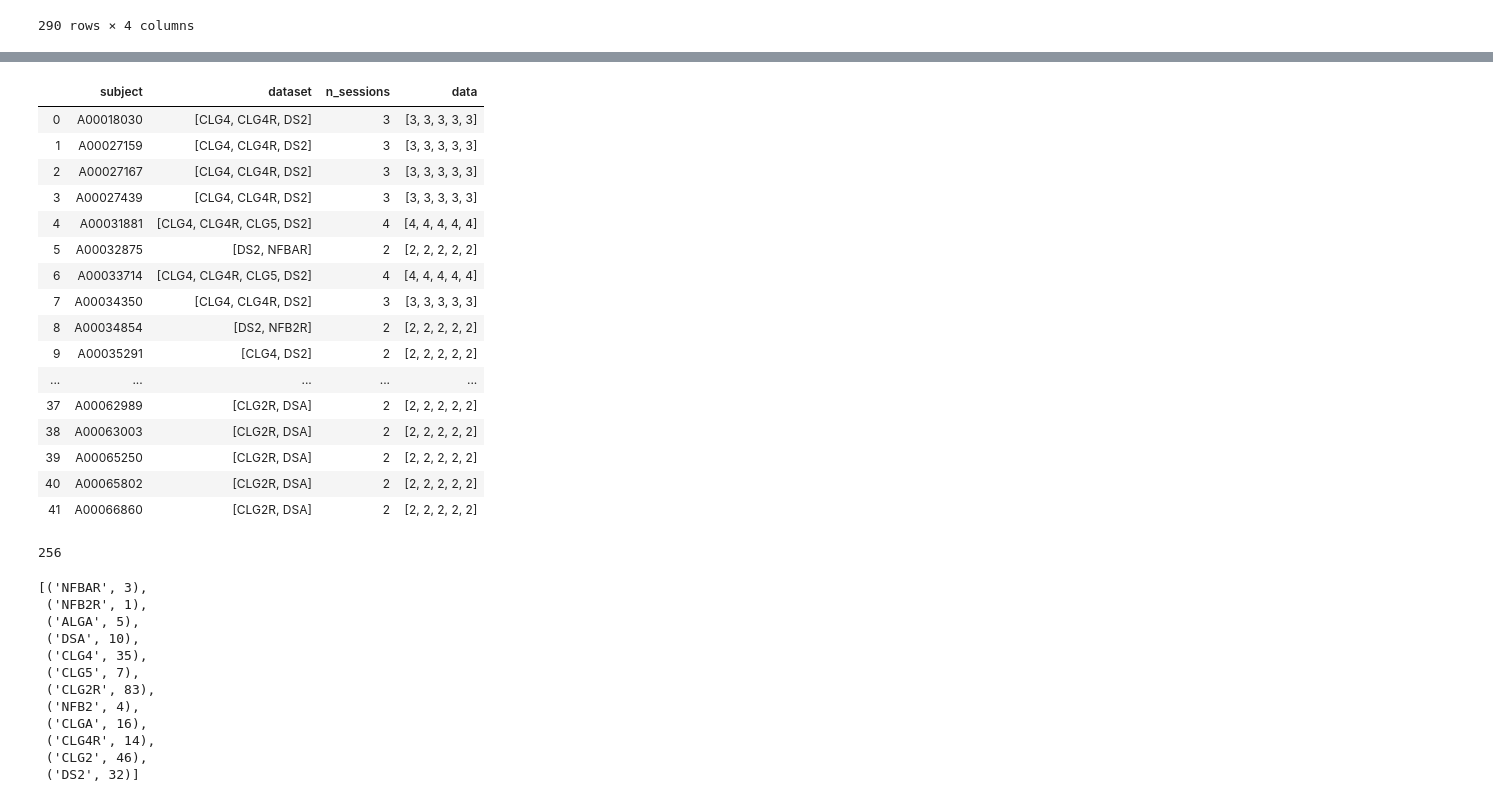
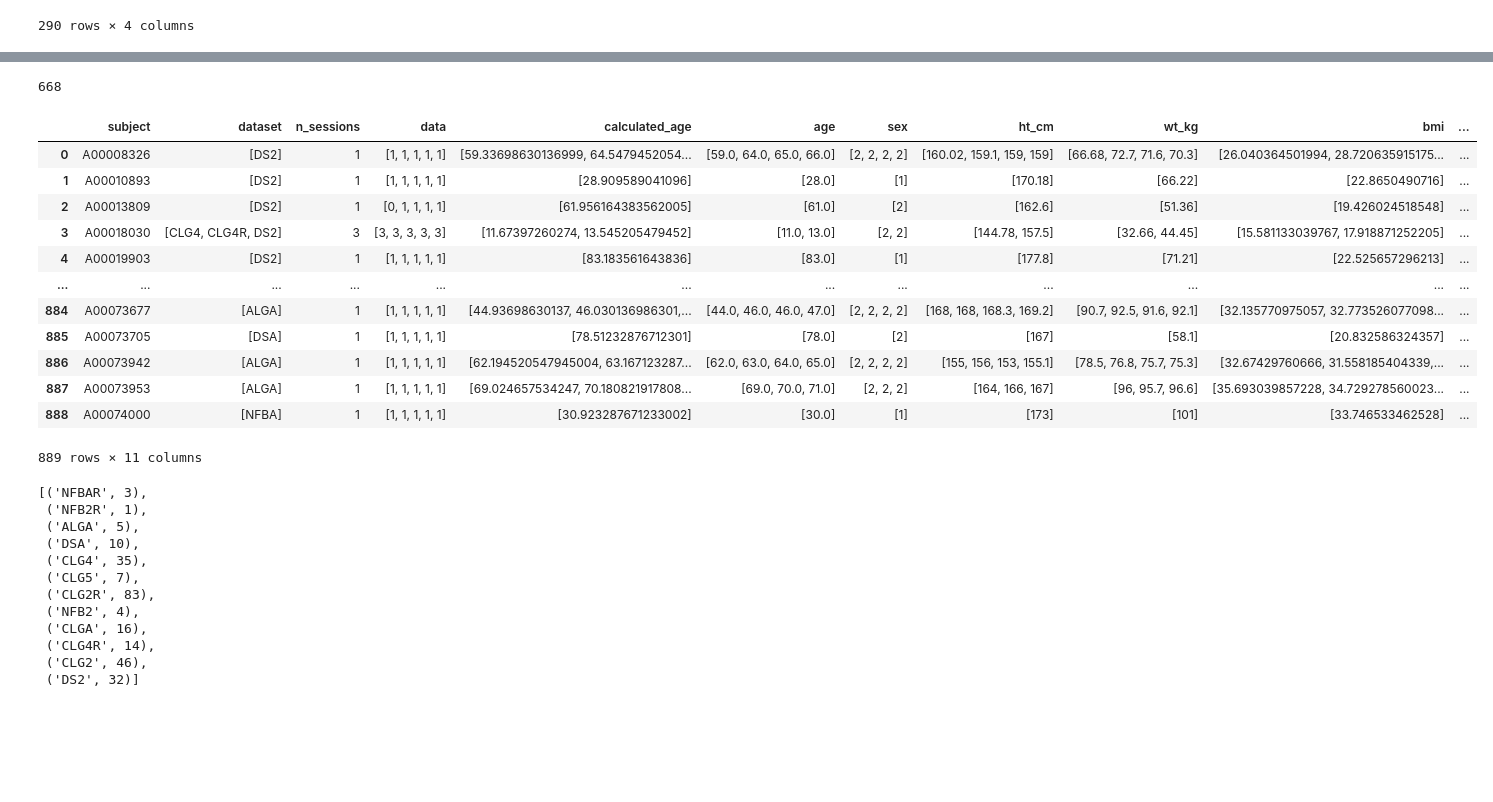
Before and after one commit to gkiar/stability, a Jupyter notebook: code/qc/filter_nki_rs.ipynb, the cells around one changed output, grey strips where cells are left out. Cells and saved outputs as stored; diff of their text form; code cells hidden in the pictures; blank space fills up the shorter version.

```diff
--- a/code/qc/filter_nki_rs.ipynb
+++ b/code/qc/filter_nki_rs.ipynb
@@ -113,3 +218,23 @@ for line in data:
+# %%
+len(ages[ages > 18])
+# %% [output]
+668
+# %%
+merged_df
+# %% [output]
+|  | subject | dataset | n_sessions | data | calculated_age | age | sex | ht_cm | wt_kg | bmi | ... |
+| 0 | A00008326 | [DS2] | 1 | [1, 1, 1, 1, 1] | [59.33698630136999, 64.5479452054... | [59.0, 64.0, 65.0, 66.0] | [2, 2, 2, 2] | [160.02, 159.1, 159, 159] | [66.68, 72.7, 71.6, 70.3] | [26.040364501994, 28.720635915175... | ... |
+| 1 | A00010893 | [DS2] | 1 | [1, 1, 1, 1, 1] | [28.909589041096] | [28.0] | [1] | [170.18] | [66.22] | [22.8650490716] | ... |
+| 2 | A00013809 | [DS2] | 1 | [0, 1, 1, 1, 1] | [61.956164383562005] | [61.0] | [2] | [162.6] | [51.36] | [19.426024518548] | ... |
+| 3 | A00018030 | [CLG4, CLG4R, DS2] | 3 | [3, 3, 3, 3, 3] | [11.67397260274, 13.545205479452] | [11.0, 13.0] | [2, 2] | [144.78, 157.5] | [32.66, 44.45] | [15.581133039767, 17.918871252205] | ... |
+| 4 | A00019903 | [DS2] | 1 | [1, 1, 1, 1, 1] | [83.183561643836] | [83.0] | [1] | [177.8] | [71.21] | [22.525657296213] | ... |
+| ... | ... | ... | ... | ... | ... | ... | ... | ... | ... | ... | ... |
+| 884 | A00073677 | [ALGA] | 1 | [1, 1, 1, 1, 1] | [44.93698630137, 46.030136986301,... | [44.0, 46.0, 46.0, 47.0] | [2, 2, 2, 2] | [168, 168, 168.3, 169.2] | [90.7, 92.5, 91.6, 92.1] | [32.135770975057, 32.773526077098... | ... |
+| 885 | A00073705 | [DSA] | 1 | [1, 1, 1, 1, 1] | [78.51232876712301] | [78.0] | [2] | [167] | [58.1] | [20.832586324357] | ... |
+| 886 | A00073942 | [ALGA] | 1 | [1, 1, 1, 1, 1] | [62.194520547945004, 63.167123287... | [62.0, 63.0, 64.0, 65.0] | [2, 2, 2, 2] | [155, 156, 153, 155.1] | [78.5, 76.8, 75.7, 75.3] | [32.67429760666, 31.558185404339,... | ... |
+| 887 | A00073953 | [ALGA] | 1 | [1, 1, 1, 1, 1] | [69.024657534247, 70.180821917808... | [69.0, 70.0, 71.0] | [2, 2, 2] | [164, 166, 167] | [96, 95.7, 96.6] | [35.693039857228, 34.729278560023... | ... |
+| 888 | A00074000 | [NFBA] | 1 | [1, 1, 1, 1, 1] | [30.923287671233002] | [30.0] | [1] | [173] | [101] | [33.746533462528] | ... |
+889 rows × 11 columns
 # %%
 multi_df = df.copy()
 
@@ -124,23 +249,3 @@ only_x_sectional = multi_df[multi_df["dataset"].map(ds)].index
 multi_df.drop(only_x_sectional, inplace=True)
 
 multi_df.reset_index(inplace=True, drop=True)
-# %%
-multi_df
-# %% [output]
-|  | subject | dataset | n_sessions | data |
-| 0 | A00018030 | [CLG4, CLG4R, DS2] | 3 | [3, 3, 3, 3, 3] |
-| 1 | A00027159 | [CLG4, CLG4R, DS2] | 3 | [3, 3, 3, 3, 3] |
-| 2 | A00027167 | [CLG4, CLG4R, DS2] | 3 | [3, 3, 3, 3, 3] |
-| 3 | A00027439 | [CLG4, CLG4R, DS2] | 3 | [3, 3, 3, 3, 3] |
-| 4 | A00031881 | [CLG4, CLG4R, CLG5, DS2] | 4 | [4, 4, 4, 4, 4] |
-| 5 | A00032875 | [DS2, NFBAR] | 2 | [2, 2, 2, 2, 2] |
-| 6 | A00033714 | [CLG4, CLG4R, CLG5, DS2] | 4 | [4, 4, 4, 4, 4] |
-| 7 | A00034350 | [CLG4, CLG4R, DS2] | 3 | [3, 3, 3, 3, 3] |
-| 8 | A00034854 | [DS2, NFB2R] | 2 | [2, 2, 2, 2, 2] |
-| 9 | A00035291 | [CLG4, DS2] | 2 | [2, 2, 2, 2, 2] |
-| ... | ... | ... | ... | ... |
-| 37 | A00062989 | [CLG2R, DSA] | 2 | [2, 2, 2, 2, 2] |
-| 38 | A00063003 | [CLG2R, DSA] | 2 | [2, 2, 2, 2, 2] |
-| 39 | A00065250 | [CLG2R, DSA] | 2 | [2, 2, 2, 2, 2] |
-| 40 | A00065802 | [CLG2R, DSA] | 2 | [2, 2, 2, 2, 2] |
-| 41 | A00066860 | [CLG2R, DSA] | 2 | [2, 2, 2, 2, 2] |
@@ -149,7 +252,3 @@ newdf.to_csv("/data/RocklandSample/subjects_sessions_to_process.csv", index=Fals
-# %%
-sum(newdf["n_sessions"])
-# %% [output]
-256
 # %%
 flatten = [f for l in newdf.dataset.values for f in l]
 [(x, flatten.count(x)) for x in set(flatten)]
```
Also changed, not shown: parts of 12 cells of this notebook.
